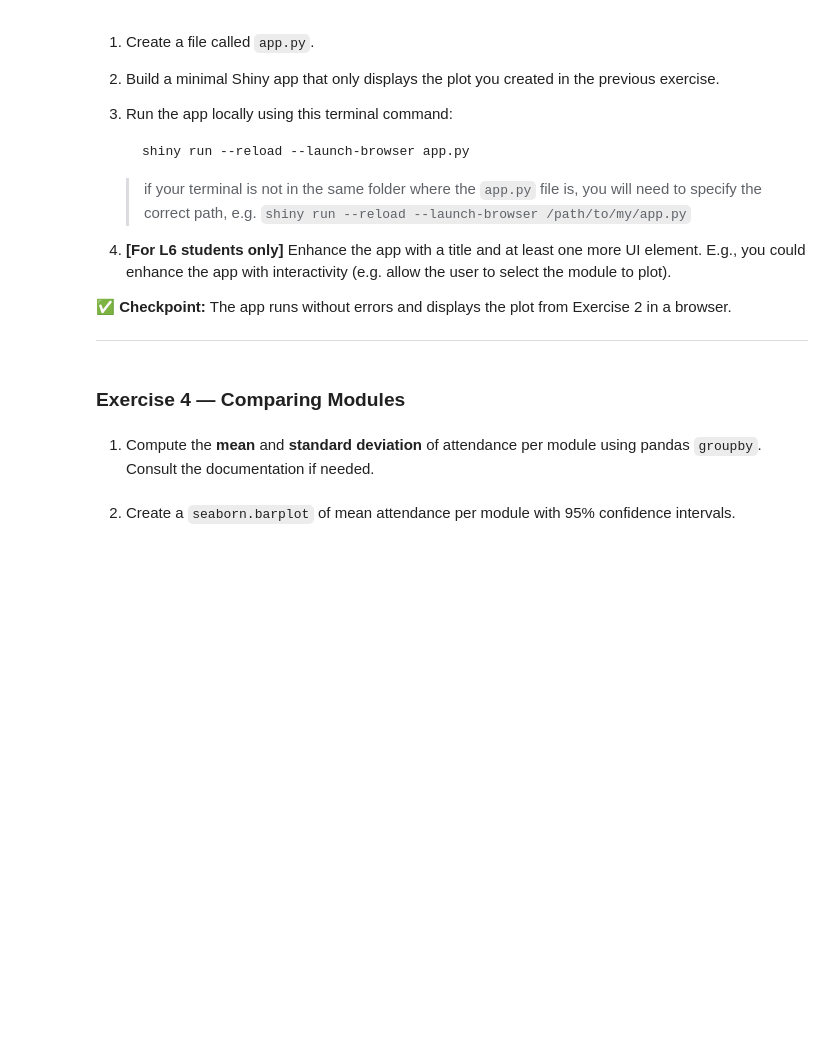
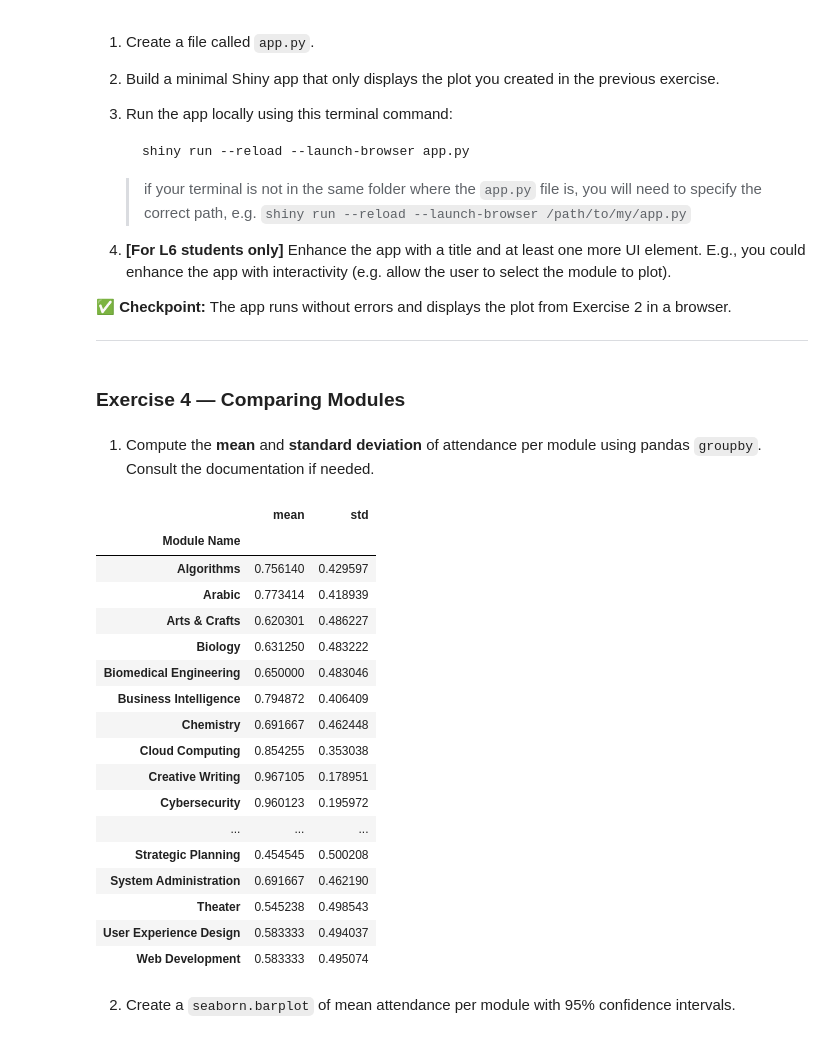
Before and after one commit to Mrmills-Ox3/Data-Sci-Mid-term, a Jupyter notebook: summative1-1.ipynb, the cells around one changed output. Drawn from its saved outputs; the diff is of its cells as text; code cells hidden in the pictures; blank space fills up the shorter version.

```diff
--- a/summative1-1.ipynb
+++ b/summative1-1.ipynb
@@ -278,7 +295,27 @@ student_overall_
 1. Compute the **mean** and **standard deviation** of attendance per module using pandas `groupby`. Consult the documentation if needed.
 # %%
 # your code here
-...
+#Calculating mean and standard deviation based on how students did not attend per module
+df_clean.groupby("Module Name")["NotAttended"].agg(['mean', 'std'])
+# %% [output]
+|  | mean | std |
+| Module Name |  |  |
+| Algorithms | 0.756140 | 0.429597 |
+| Arabic | 0.773414 | 0.418939 |
+| Arts & Crafts | 0.620301 | 0.486227 |
+| Biology | 0.631250 | 0.483222 |
+| Biomedical Engineering | 0.650000 | 0.483046 |
+| Business Intelligence | 0.794872 | 0.406409 |
+| Chemistry | 0.691667 | 0.462448 |
+| Cloud Computing | 0.854255 | 0.353038 |
+| Creative Writing | 0.967105 | 0.178951 |
+| Cybersecurity | 0.960123 | 0.195972 |
+| ... | ... | ... |
+| Strategic Planning | 0.454545 | 0.500208 |
+| System Administration | 0.691667 | 0.462190 |
+| Theater | 0.545238 | 0.498543 |
+| User Experience Design | 0.583333 | 0.494037 |
+| Web Development | 0.583333 | 0.495074 |
 # %% [markdown]
 2. Create a `seaborn.barplot` of mean attendance per module with 95% confidence intervals.
 # %%
```
Also changed, not shown: parts of 4 cells of this notebook, 1 other file.
